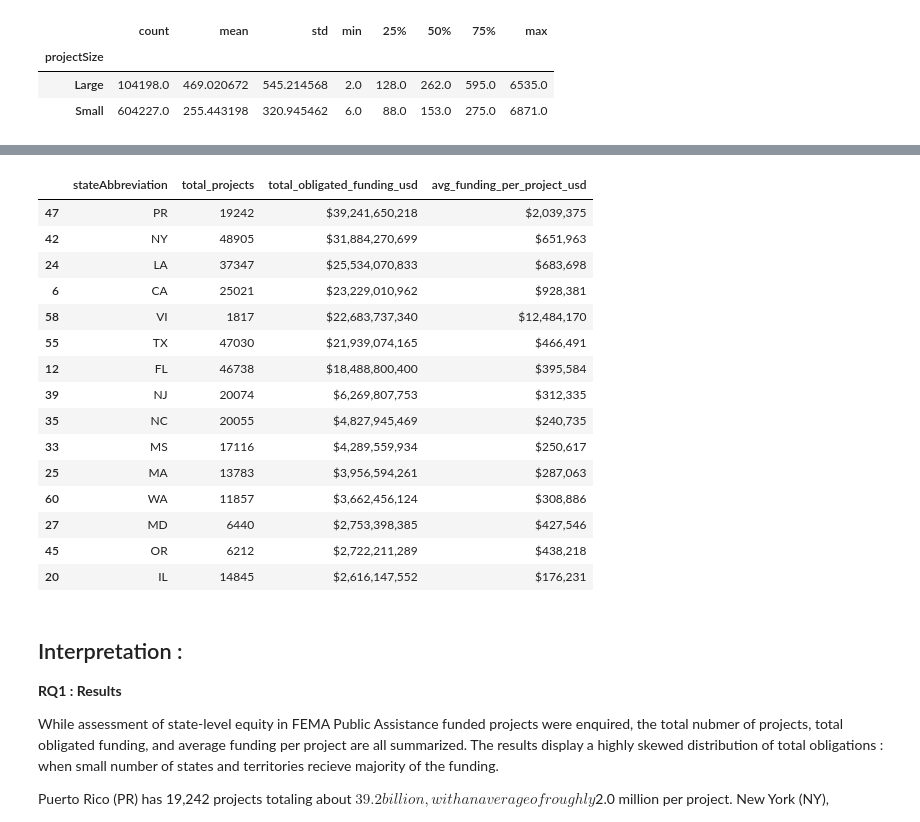
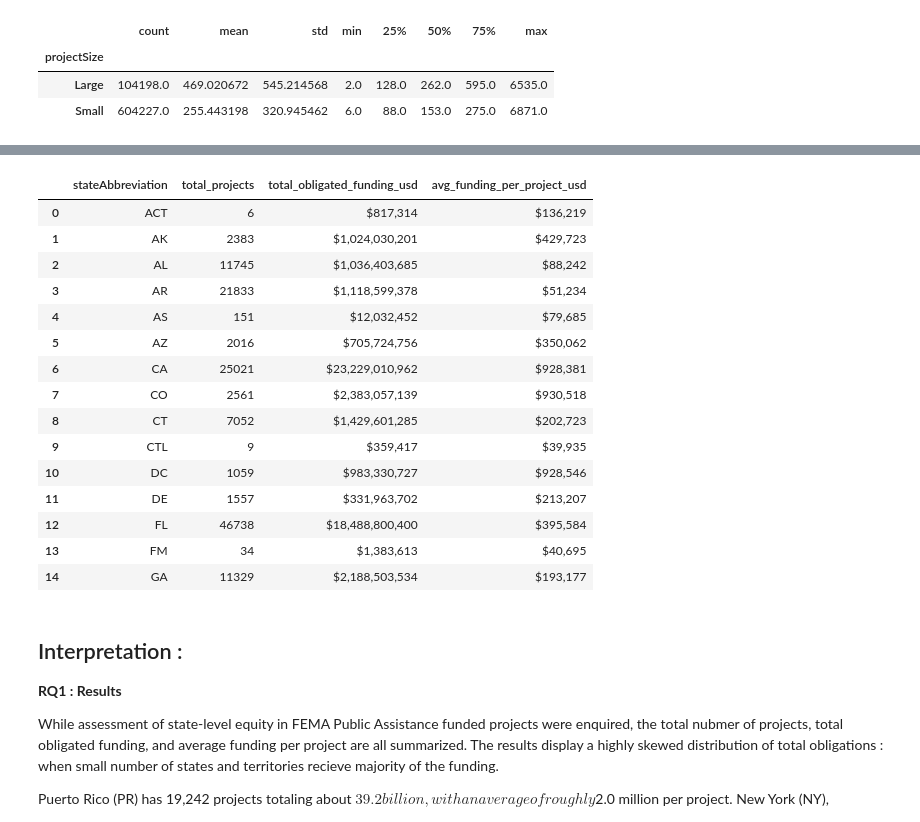
Before and after one commit to keerthanyaa/AIT582-Project-Fall25-DREAM, a Jupyter notebook: notebooks/0-Prelim-Analysis.ipynb, the cells around one changed output, grey strips where cells are left out. Saved outputs shown, nothing was run; the diff lists cells and outputs as text; code cells hidden in the pictures.

```diff
--- a/notebooks/0-Prelim-Analysis.ipynb
+++ b/notebooks/0-Prelim-Analysis.ipynb
@@ -3,7 +3,7 @@
 # %%
 import json
 
-file_name = "PublicAssistanceFundedProjectsDetails.json"
+file_name = "/Users/keerthanyaanirmalkumar/Desktop/AIT582-DL1/Active-Development/AIT582-Metad-PROJ-Fall25/data/raw/PublicAssistanceFundedProjectsDetails.json"
 with open(file_name, "r" ) as fh:
     data = json.load(fh)
 # %%
@@ -492,48 +483,53 @@ state_total_funding = (
 )
 
 # Per-state average funding per project
 state_avg_funding = (
     df.groupby("stateAbbreviation")["totalObligated"]
       .mean()
       .rename("avg_funding_per_project")
 )
 
+state_summary = (
+    pd.concat([state_counts, state_total_funding, state_avg_funding], axis=1)
+    .reset_index()
+)
+
 # Combine into a single summary table
 #  formatted USD view of state_summary (no scientific notation)
 
 state_summary_display = (
     state_summary
     .assign(
         total_obligated_funding_usd=state_summary["total_obligated_funding"].map(lambda x: f"${x:,.0f}"),
         avg_funding_per_project_usd=state_summary["avg_funding_per_project"].map(lambda x: f"${x:,.0f}")
     )[
         [
             "stateAbbreviation",
             "total_projects",
             "total_obligated_funding_usd",
             "avg_funding_per_project_usd",
         ]
     ]
 )
 
 state_summary_display.head(15)
 # %% [output]
 |  | stateAbbreviation | total_projects | total_obligated_funding_usd | avg_funding_per_project_usd |
-| 47 | PR | 19242 | $39,241,650,218 | $2,039,375 |
-| 42 | NY | 48905 | $31,884,270,699 | $651,963 |
-| 24 | LA | 37347 | $25,534,070,833 | $683,698 |
+| 0 | ACT | 6 | $817,314 | $136,219 |
+| 1 | AK | 2383 | $1,024,030,201 | $429,723 |
+| 2 | AL | 11745 | $1,036,403,685 | $88,242 |
+| 3 | AR | 21833 | $1,118,599,378 | $51,234 |
+| 4 | AS | 151 | $12,032,452 | $79,685 |
+| 5 | AZ | 2016 | $705,724,756 | $350,062 |
 | 6 | CA | 25021 | $23,229,010,962 | $928,381 |
-| 58 | VI | 1817 | $22,683,737,340 | $12,484,170 |
-| 55 | TX | 47030 | $21,939,074,165 | $466,491 |
+| 7 | CO | 2561 | $2,383,057,139 | $930,518 |
+| 8 | CT | 7052 | $1,429,601,285 | $202,723 |
+| 9 | CTL | 9 | $359,417 | $39,935 |
+| 10 | DC | 1059 | $983,330,727 | $928,546 |
+| 11 | DE | 1557 | $331,963,702 | $213,207 |
 | 12 | FL | 46738 | $18,488,800,400 | $395,584 |
-| 39 | NJ | 20074 | $6,269,807,753 | $312,335 |
-| 35 | NC | 20055 | $4,827,945,469 | $240,735 |
-| 33 | MS | 17116 | $4,289,559,934 | $250,617 |
-| 25 | MA | 13783 | $3,956,594,261 | $287,063 |
-| 60 | WA | 11857 | $3,662,456,124 | $308,886 |
-| 27 | MD | 6440 | $2,753,398,385 | $427,546 |
-| 45 | OR | 6212 | $2,722,211,289 | $438,218 |
-| 20 | IL | 14845 | $2,616,147,552 | $176,231 |
+| 13 | FM | 34 | $1,383,613 | $40,695 |
+| 14 | GA | 11329 | $2,188,503,534 | $193,177 |
 # %% [markdown]
 ## Interpretation :
 
```
Also changed, not shown: parts of 25 cells of this notebook, 1 other file.
